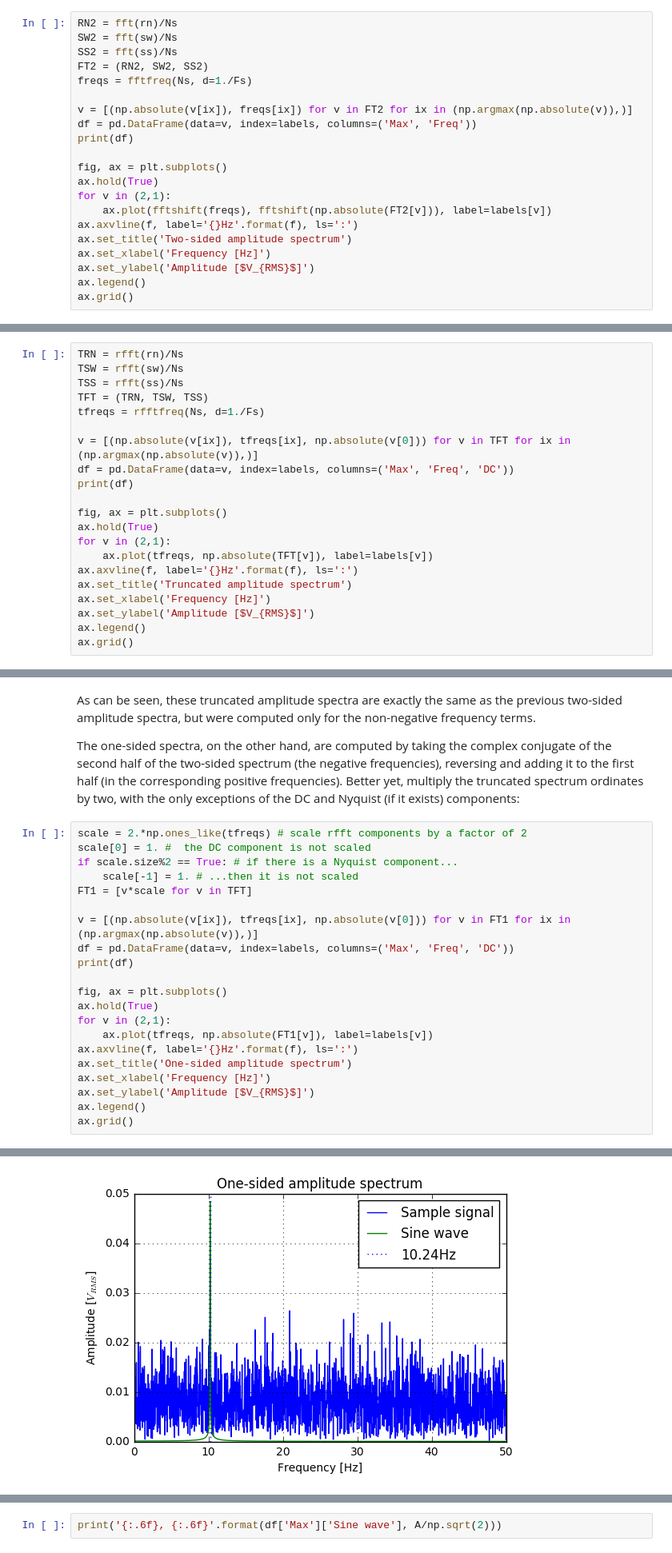
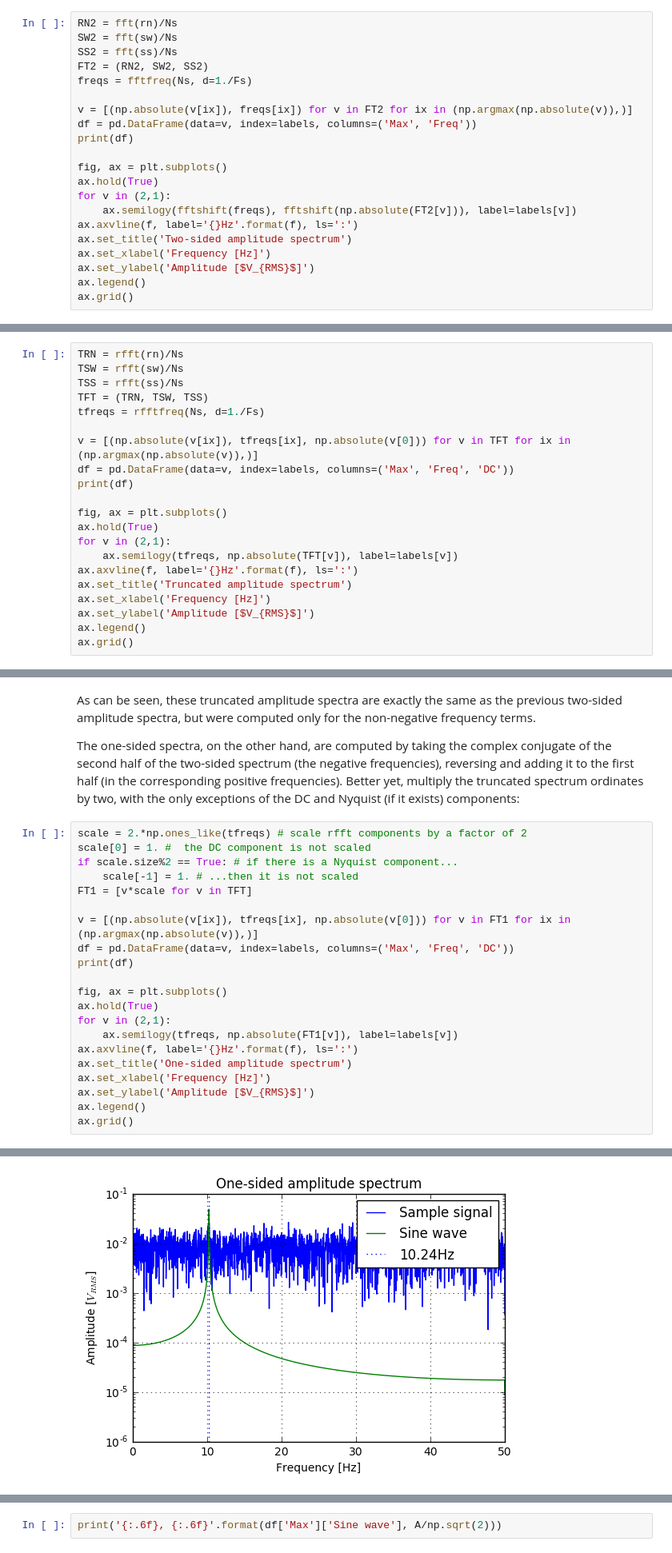
Before and after one commit to pxcandeias/py-notebooks, a Jupyter notebook: DSP_FFT_psd.ipynb, the cells around one changed output, grey strips where cells are left out. Shown at 80% size. Saved outputs shown, nothing was run; the diff lists cells and outputs as text.

```diff
--- a/DSP_FFT_psd.ipynb
+++ b/DSP_FFT_psd.ipynb
@@ -148,7 +148,7 @@ print(df)
 fig, ax = plt.subplots()
 ax.hold(True)
 for v in (2,1):
-    ax.plot(fftshift(freqs), fftshift(np.absolute(FT2[v])), label=labels[v])
+    ax.semilogy(fftshift(freqs), fftshift(np.absolute(FT2[v])), label=labels[v])
 ax.axvline(f, label='{}Hz'.format(f), ls=':')
 ax.set_title('Two-sided amplitude spectrum')
 ax.set_xlabel('Frequency [Hz]')
@@ -198,7 +198,7 @@ print(df)
 fig, ax = plt.subplots()
 ax.hold(True)
 for v in (2,1):
-    ax.plot(tfreqs, np.absolute(TFT[v]), label=labels[v])
+    ax.semilogy(tfreqs, np.absolute(TFT[v]), label=labels[v])
 ax.axvline(f, label='{}Hz'.format(f), ls=':')
 ax.set_title('Truncated amplitude spectrum')
 ax.set_xlabel('Frequency [Hz]')
@@ -218,30 +218,30 @@ The one-sided spectra, on the other hand, are computed by taking the complex con
 # %%
 scale = 2.*np.ones_like(tfreqs) # scale rfft components by a factor of 2
 scale[0] = 1. #  the DC component is not scaled
 if scale.size%2 == True: # if there is a Nyquist component...
     scale[-1] = 1. # ...then it is not scaled
 FT1 = [v*scale for v in TFT]
 
 v = [(np.absolute(v[ix]), tfreqs[ix], np.absolute(v[0])) for v in FT1 for ix in (np.argmax(np.absolute(v)),)]
 df = pd.DataFrame(data=v, index=labels, columns=('Max', 'Freq', 'DC'))
 print(df)
 
 fig, ax = plt.subplots()
 ax.hold(True)
 for v in (2,1):
-    ax.plot(tfreqs, np.absolute(FT1[v]), label=labels[v])
+    ax.semilogy(tfreqs, np.absolute(FT1[v]), label=labels[v])
 ax.axvline(f, label='{}Hz'.format(f), ls=':')
 ax.set_title('One-sided amplitude spectrum')
 ax.set_xlabel('Frequency [Hz]')
 ax.set_ylabel('Amplitude [$V_{RMS}$]')
 ax.legend()
 ax.grid()
 # %% [output]
                     Max       Freq        DC
 Random noise   0.026340  20.922852  0.001130
 Sine wave      0.048384  10.229492  0.000043
 Sample signal  0.037361  10.229492  0.001173
-[figure, old version]
+[figure, new version]
 # %% [markdown]
 The theoretical **value of a sine wave one-sided amplitude spectrum** is equal to the sine wave RMS, reason why the units of the amplitude spectrum are often referred to as *quantity squared rms*, where quantity is the unit of the time-domain signal:
 
```
Also changed, not shown: parts of 11 cells of this notebook.
